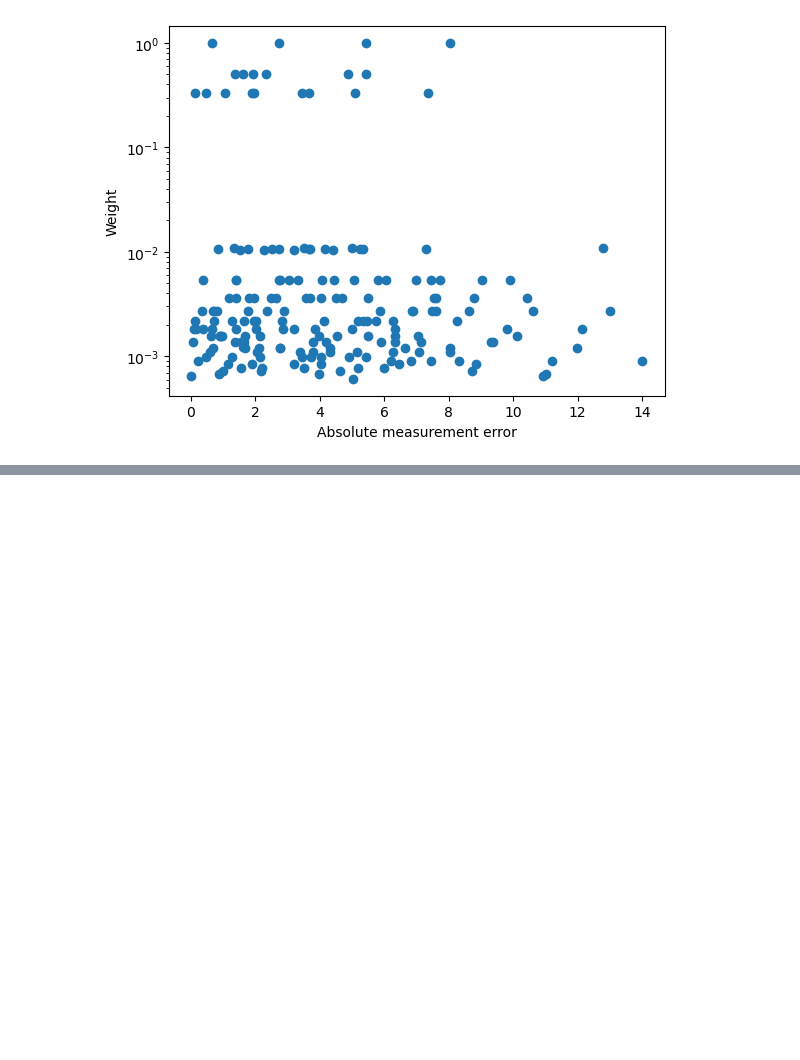
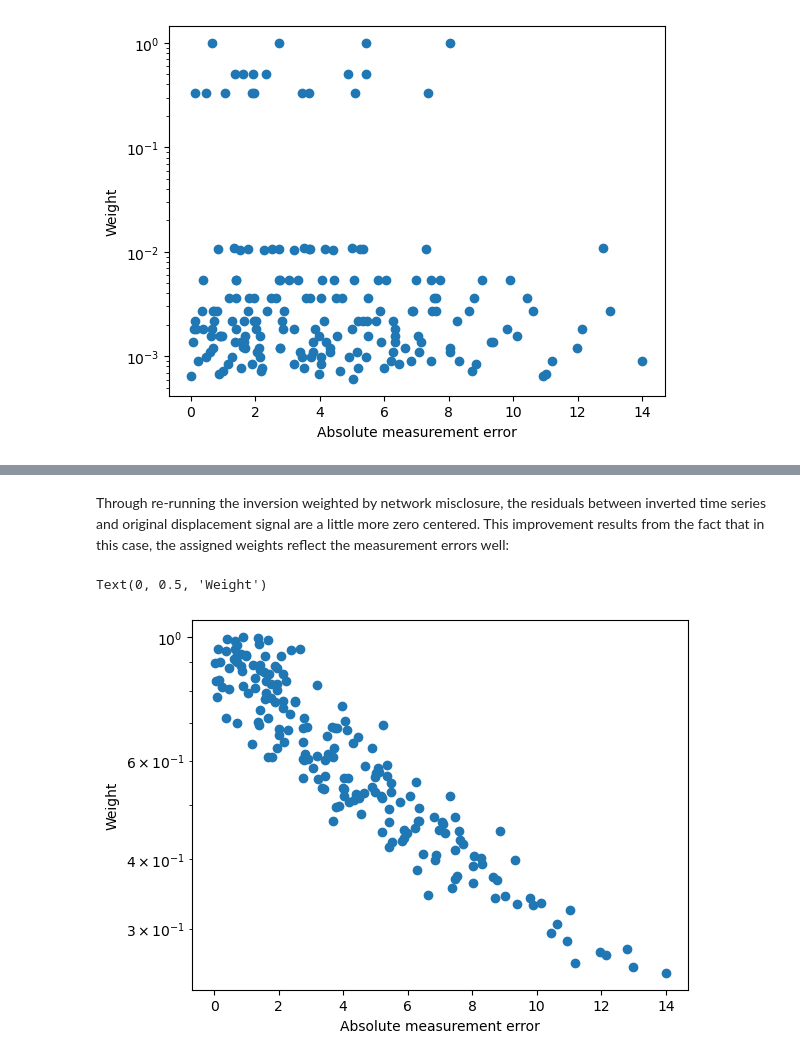
Before and after one commit to UP-RS-ESP/timeseries_inversion, a Jupyter notebook: timeseries_inversion_with_weights.ipynb, the cells around one changed output, grey strips where cells are left out. Saved outputs shown, nothing was run; the diff lists cells and outputs as text; code cells hidden in the pictures; blank space fills up the shorter version.

```diff
--- a/timeseries_inversion_with_weights.ipynb
+++ b/timeseries_inversion_with_weights.ipynb
@@ -79,0 +108,11 @@ Therefore, it is important to know the data and the conditions at the study site
+# %% [markdown]
+Through re-running the inversion weighted by network misclosure, the residuals between inverted time series and original displacement signal are a little more zero centered. This improvement results from the fact that in this case, the assigned weights reflect the measurement errors well:
+# %%
+fig, ax = plt.subplots(1,1)
+ax.scatter(abs(error), network.weights)
+ax.set_yscale('log')
+ax.set_xlabel("Absolute measurement error")
+ax.set_ylabel("Weight")
+# %% [output]
+Text(0, 0.5, 'Weight')
+[figure, added]
```
Also changed, not shown: parts of 2 cells of this notebook, 3 other files.
